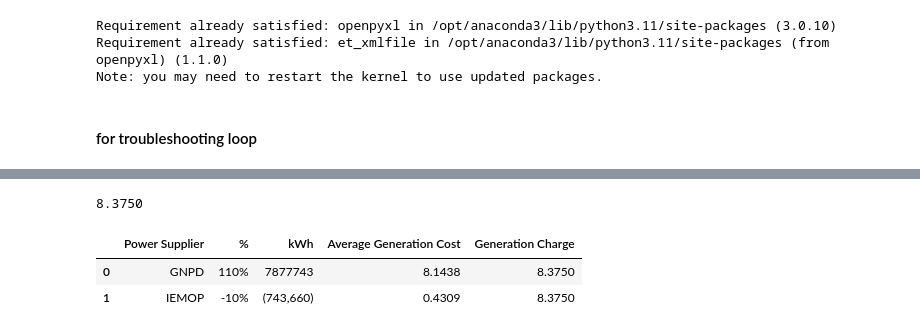
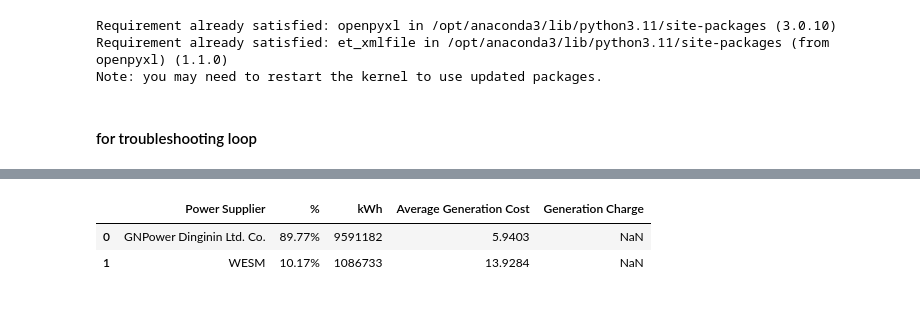
Before and after one commit to andreasenson/Scrape-DU-Generation-Charge, a Jupyter notebook: LEYECO IV/scrape_LEYECO_IV.ipynb, the cells around one changed output, grey strips where cells are left out. Drawn from its saved outputs; the diff is of its cells as text; code cells hidden in the pictures.

```diff
--- a/LEYECO IV/scrape_LEYECO_IV.ipynb
+++ b/LEYECO IV/scrape_LEYECO_IV.ipynb
@@ -206,11 +206,22 @@ for date_key, df in dataframes.items():
     average_column = sliced_cols_df.columns[sliced_cols_df.apply(lambda col: col.str.contains('Average', case=False, na=False)).any()][0]
 
     # Find the row where the first column contains the word "TOTAL"
-    total_row_value = sliced_cols_df.loc[
-        sliced_cols_df.iloc[:, 0].apply(
-            lambda x: isinstance(x, str) and bool(re.search(r'\bTOTAL\b', x))),
-        average_column
-    ].values[-1]
+    total_rows = sliced_cols_df.loc[sliced_cols_df.iloc[:, 0] == "TOTAL", average_column]
+
+    if not total_rows.empty:
+        # If "TOTAL" is found, get the last occurrence
+        total_row_value = total_rows.iloc[-1]
+    else:
+        # If "TOTAL" is not found, search for the row containing "GENERATION CHARGE"
+        total_row_value = sliced_cols_df.loc[
+            sliced_cols_df.iloc[:, 0].str.contains("GENERATION CHARGE", case=False, na=False),
+            average_column
+        ].iloc[-1]
+
+    # If Generation Charge is still null, try to get the value from the column before the "Average" column
+    if pd.isna(total_row_value):
+        prev_column = df.columns[df.columns.get_loc(average_column) - 1]
+        total_row_value = df.iloc[-1][prev_column]
 
     # Add a new column "Generation Charge" with this value
     sliced_rows_df['Generation Charge'] = total_row_value
@@ -307,7 +322,7 @@ Note: you may need to restart the kernel to use updated packages.
 # %% [markdown]
 #### for troubleshooting loop
 # %%
-df = dataframes["02-23"]
+df = dataframes["06-24"]
 df
 # %% [output]
 |  | 0 | 1 | 2 | 3 | 4 | 5 | 6 |
@@ -398,23 +417,27 @@ sliced_rows_df
 # %%
 # Find the column that contains the word "Average"
 average_column = sliced_cols_df.columns[sliced_cols_df.apply(lambda col: col.str.contains('Average', case=False, na=False)).any()][0]
 
 # Find the row where the first column contains the word "TOTAL"
-total_row_value = sliced_cols_df.loc[
-    sliced_cols_df.iloc[:, 0].apply(
-        lambda x: isinstance(x, str) and bool(re.search(r'\bTOTAL\b', x))),
-    average_column
-].values[-1]
+# Try to find the last instance of the row containing "TOTAL" in the first column
+total_rows = sliced_cols_df.loc[sliced_cols_df.iloc[:, 0] == "TOTAL", average_column]
 
-print(total_row_value)
+if not total_rows.empty:
+    # If "TOTAL" is found, get the last occurrence
+    total_row_value = total_rows.iloc[-1]
+else:
+    # If "TOTAL" is not found, search for the row containing "GENERATION CHARGE"
+    total_row_value = sliced_cols_df.loc[
+        sliced_cols_df.iloc[:, 0].str.contains("GENERATION CHARGE", case=False, na=False),
+        average_column
+    ].iloc[-1]
 
 # Add a new column "Generation Charge" with this value
 sliced_rows_df['Generation Charge'] = total_row_value
 
 # Display the updated DataFrame
 sliced_rows_df
 # %% [output]
-8.3750
 |  | Power Supplier | % | kWh | Average Generation Cost | Generation Charge |
-| 0 | GNPD | 110% | 7877743 | 8.1438 | 8.3750 |
-| 1 | IEMOP | -10% | (743,660) | 0.4309 | 8.3750 |
+| 0 | GNPower Dinginin Ltd. Co. | 89.77% | 9591182 | 5.9403 | NaN |
+| 1 | WESM | 10.17% | 1086733 | 13.9284 | NaN |
```
Also changed, not shown: parts of 5 cells of this notebook, 2 other files.
